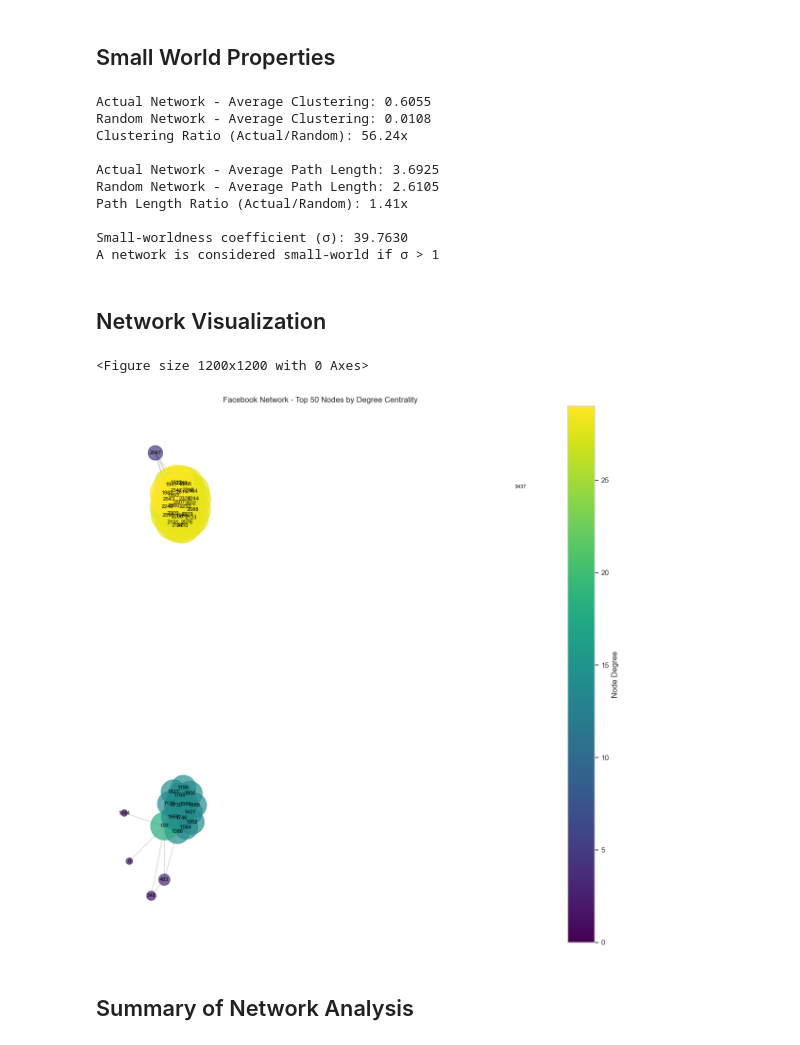
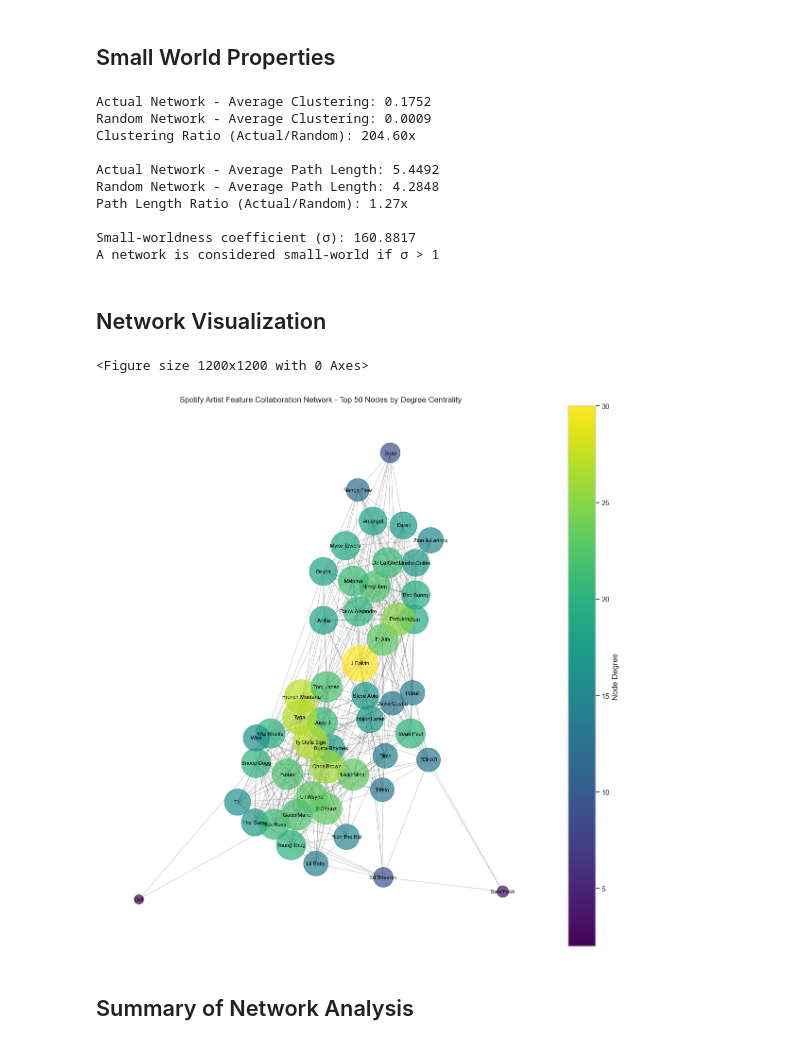
Before and after one commit to Jacky-KH-MOK/MSBD5008_PROJECT, a Jupyter notebook: PROJECT_CODE.ipynb, the cells around one changed output. Cells and saved outputs as stored; diff of their text form; code cells hidden in the pictures.

Commit message:
updated Spotify data

```diff
--- a/PROJECT_CODE.ipynb
+++ b/PROJECT_CODE.ipynb
@@ -32,0 +23,13 @@ Successfully loaded the Facebook network with 4039 nodes and 88234 edges
+# %%
+# Load data
+edges = kagglehub.load_dataset(
+  KaggleDatasetAdapter.PANDAS,
+  "jfreyberg/spotify-artist-feature-collaboration-network",
+  "edges.csv"
+)
+
+nodes = kagglehub.load_dataset(
+  KaggleDatasetAdapter.PANDAS,
+  "jfreyberg/spotify-artist-feature-collaboration-network",
+  "nodes.csv"
+)
@@ -32,0 +65,3 @@ Successfully loaded the Facebook network with 4039 nodes and 88234 edges
+# %%
+# Select Artists with chart hits
+selected_nodes = nodes[nodes['chart_hits'].notna()].reset_index(drop=True)
@@ -32,0 +84,4 @@ Successfully loaded the Facebook network with 4039 nodes and 88234 edges
+# %%
+# Select edges for the selected nodes
+selected_edges = edges[edges['id_0'].isin(selected_nodes['spotify_id']) & edges['id_1'].isin(selected_nodes['spotify_id'])].reset_index(drop=True)
+selected_edges
@@ -33,3 +102,6 @@ Successfully loaded the Facebook network with 4039 nodes and 88234 edges
+# %%
+# Create a graph from the selected edges
+G = nx.from_pandas_edgelist(selected_edges, source='id_0', target='id_1')
 # %% [markdown]
 ## Basic Network Properties
 # %%
@@ -413,15 +480,15 @@ sigma = (clustering_actual / clustering_random) / (path_length_actual / path_len
 print(f"\nSmall-worldness coefficient (σ): {sigma:.4f}")
 print("A network is considered small-world if σ > 1")
 # %% [output]
-Actual Network - Average Clustering: 0.6055
-Random Network - Average Clustering: 0.0108
-Clustering Ratio (Actual/Random): 56.24x
+Actual Network - Average Clustering: 0.1752
+Random Network - Average Clustering: 0.0009
+Clustering Ratio (Actual/Random): 204.60x
 
-Actual Network - Average Path Length: 3.6925
-Random Network - Average Path Length: 2.6105
-Path Length Ratio (Actual/Random): 1.41x
+Actual Network - Average Path Length: 5.4492
+Random Network - Average Path Length: 4.2848
+Path Length Ratio (Actual/Random): 1.27x
 
-Small-worldness coefficient (σ): 39.7630
+Small-worldness coefficient (σ): 160.8817
 A network is considered small-world if σ > 1
 # %% [markdown]
 ## Network Visualization
@@ -448,36 +515,41 @@ plt.figure(figsize=(12, 12))
 ax = plt.gca() # Get the current Axes instance
 
 # Position nodes using force-directed layout
 pos = nx.spring_layout(subgraph, seed=42)
 
 # Get node degrees for sizing and coloring
 degrees = dict(subgraph.degree())
 node_sizes = [v * 100 for v in degrees.values()]
 node_colors = list(degrees.values())
 cmap = plt.cm.viridis
 vmin = min(node_colors)
 vmax = max(node_colors)
 
 # Draw the network, explicitly passing the Axes
 nodes = nx.draw_networkx_nodes(subgraph, pos, node_size=node_sizes, alpha=0.7,
                                node_color=node_colors, cmap=cmap, vmin=vmin, vmax=vmax, ax=ax)
 nx.draw_networkx_edges(subgraph, pos, alpha=0.2, ax=ax)
-nx.draw_networkx_labels(subgraph, pos, font_size=8, font_color='black', ax=ax)
 
-plt.title('Facebook Network - Top 50 Nodes by Degree Centrality')
+# Draw node labels using the Artist Name
+id_to_name = dict(zip(selected_nodes['spotify_id'], selected_nodes['name']))
+labels = {node: id_to_name.get(node, node) for node in subgraph.nodes()}
+nx.draw_networkx_labels(subgraph, pos, labels=labels, font_size=8, font_color='black', ax=ax)
+
+
+plt.title('Spotify Artist Feature Collaboration Network - Top 50 Nodes by Degree Centrality')
 
 # Create a ScalarMappable for the colorbar
 sm = plt.cm.ScalarMappable(cmap=cmap, norm=mcolors.Normalize(vmin=vmin, vmax=vmax))
 sm.set_array([]) # You need this line for the colorbar to work correctly
 
 # Add the colorbar, specifying the mappable and the Axes
 plt.colorbar(sm, label='Node Degree', ax=ax)
 plt.axis('off')
 plt.tight_layout()
 plt.show()
 # %% [output]
 <Figure size 1200x1200 with 0 Axes>
-[figure, old version]
+[figure, new version]
 # %% [markdown]
 ## Summary of Network Analysis
 # %%
```
Also changed, not shown: parts of 17 cells of this notebook, 1 other file.
